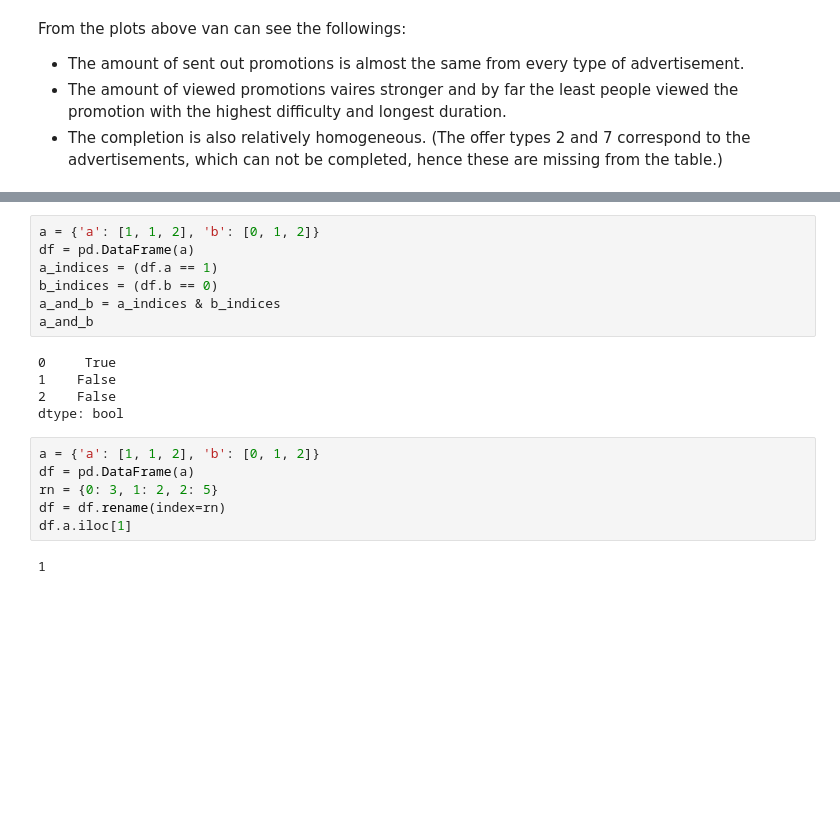
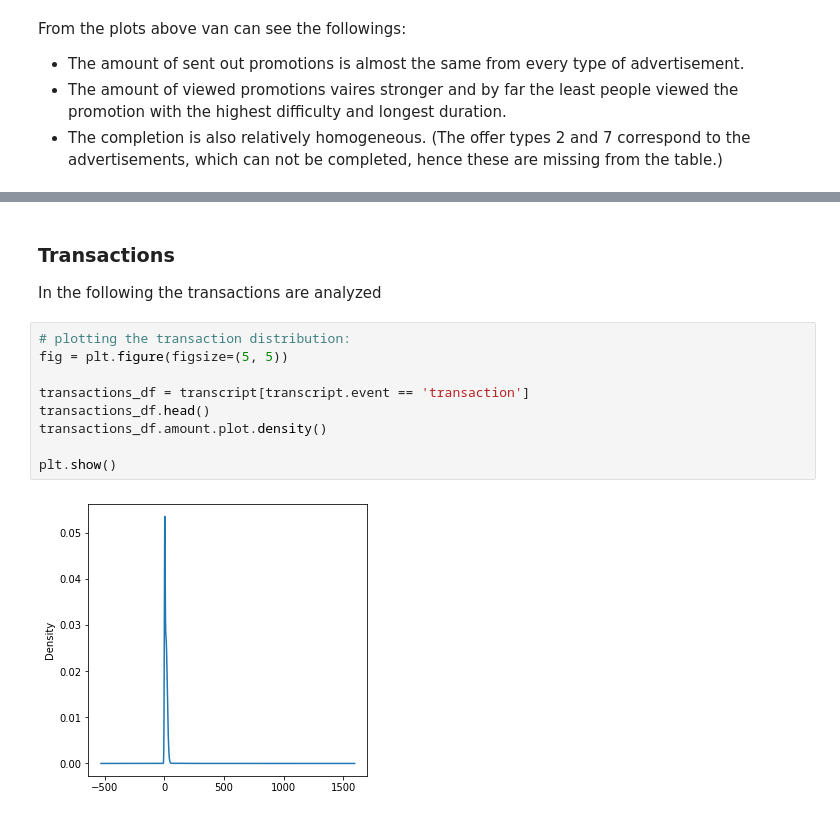
Before and after one commit to ferenctorok/starbucks_capstone_challenge, a Jupyter notebook: data_exploration.ipynb, the cells around one changed output, grey strips where cells are left out. Drawn from its saved outputs; the diff is of its cells as text; blank space fills up the shorter version.

Commit message:
data exploration is done

```diff
--- a/data_exploration.ipynb
+++ b/data_exploration.ipynb
@@ -317,20 +278,15 @@ def get_last_offer(transcript, profile, portfolio):
-# %%
-a = {'a': [1, 1, 2], 'b': [0, 1, 2]}
-df = pd.DataFrame(a)
-a_indices = (df.a == 1)
-b_indices = (df.b == 0)
-a_and_b = a_indices & b_indices
-a_and_b
-# %% [output]
-0     True
-1    False
-2    False
-dtype: bool
-# %%
-a = {'a': [1, 1, 2], 'b': [0, 1, 2]}
-df = pd.DataFrame(a)
-rn = {0: 3, 1: 2, 2: 5}
-df = df.rename(index=rn)
-df.a.iloc[1]
-# %% [output]
-1
+# %% [markdown]
+### Transactions
+
+In the following the transactions are analyzed
+# %%
+# plotting the transaction distribution:
+fig = plt.figure(figsize=(5, 5))
+
+transactions_df = transcript[transcript.event == 'transaction']
+transactions_df.head()
+transactions_df.amount.plot.density()
+
+plt.show()
+# %% [output]
+[figure, added]
```
Also changed, not shown: parts of 9 cells of this notebook.
